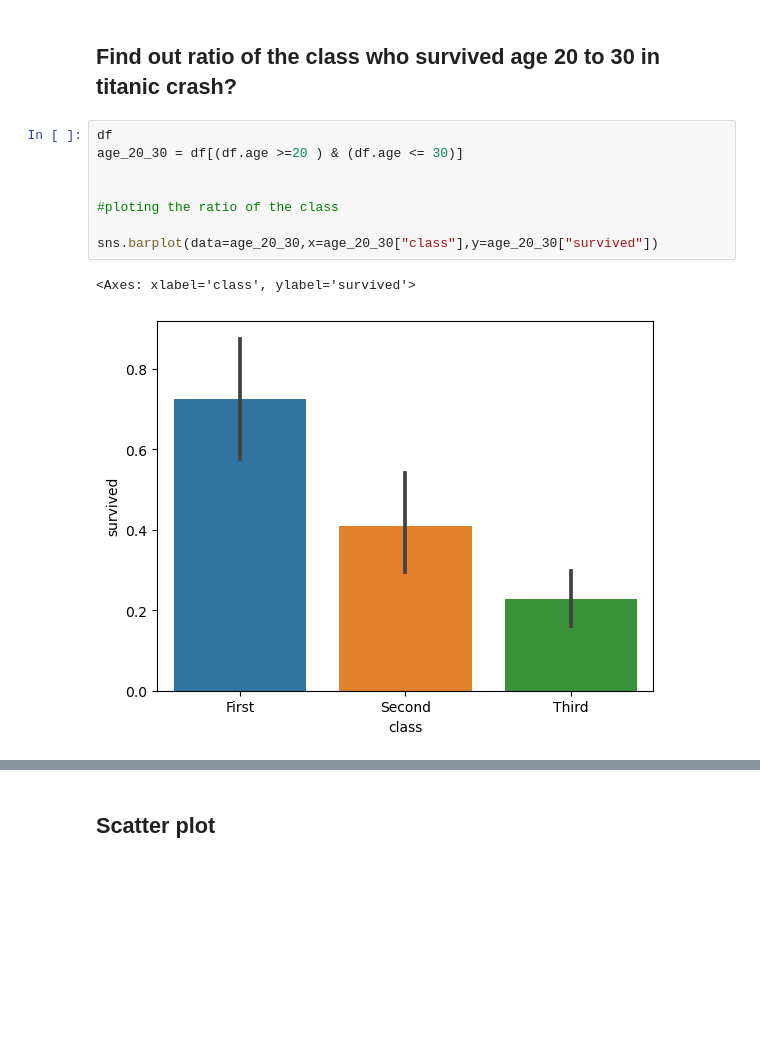
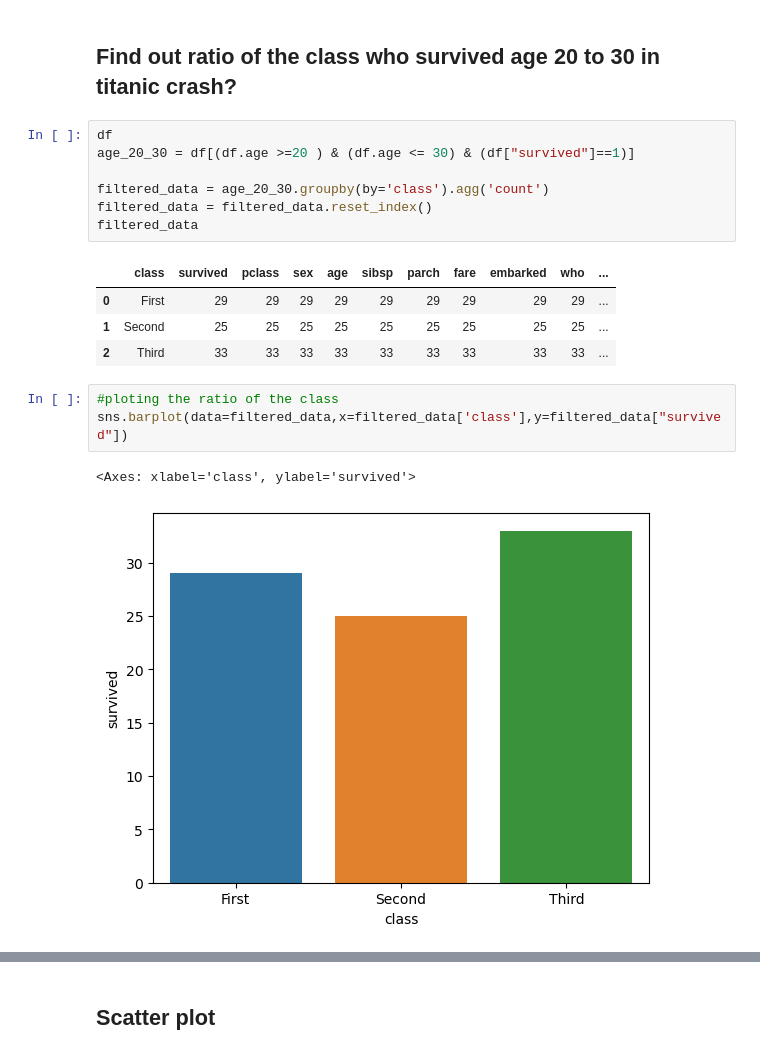
Before and after one commit to chuck-ankit/Python, a Jupyter notebook: Learning/05b_Matplotlib_Seaborn.ipynb, the cells around one changed output, grey strips where cells are left out. Drawn from its saved outputs; the diff is of its cells as text; blank space fills up the shorter version.

```diff
--- a/Learning/05b_Matplotlib_Seaborn.ipynb
+++ b/Learning/05b_Matplotlib_Seaborn.ipynb
@@ -310,14 +324,21 @@ plt.show()
 [figure]
 # %% [markdown]
 ## Find out ratio of the class who survived age 20 to 30 in titanic crash?
+# %%
+df
+age_20_30 = df[(df.age >=20 ) & (df.age <= 30) & (df["survived"]==1)]
+
+filtered_data = age_20_30.groupby(by='class').agg('count')
+filtered_data = filtered_data.reset_index()
+filtered_data
+# %% [output]
+|  | class | survived | pclass | sex | age | sibsp | parch | fare | embarked | who | ... |
+| 0 | First | 29 | 29 | 29 | 29 | 29 | 29 | 29 | 29 | 29 | ... |
+| 1 | Second | 25 | 25 | 25 | 25 | 25 | 25 | 25 | 25 | 25 | ... |
+| 2 | Third | 33 | 33 | 33 | 33 | 33 | 33 | 33 | 33 | 33 | ... |
 # %%
-df
-age_20_30 = df[(df.age >=20 ) & (df.age <= 30)]
-
-
 #ploting the ratio of the class
-
-sns.barplot(data=age_20_30,x=age_20_30["class"],y=age_20_30["survived"])
+sns.barplot(data=filtered_data,x=filtered_data['class'],y=filtered_data["survived"])
 # %% [output]
 <Axes: xlabel='class', ylabel='survived'>
-[figure, old version]
+[figure, new version]
```
Also changed, not shown: parts of 7 cells of this notebook.
